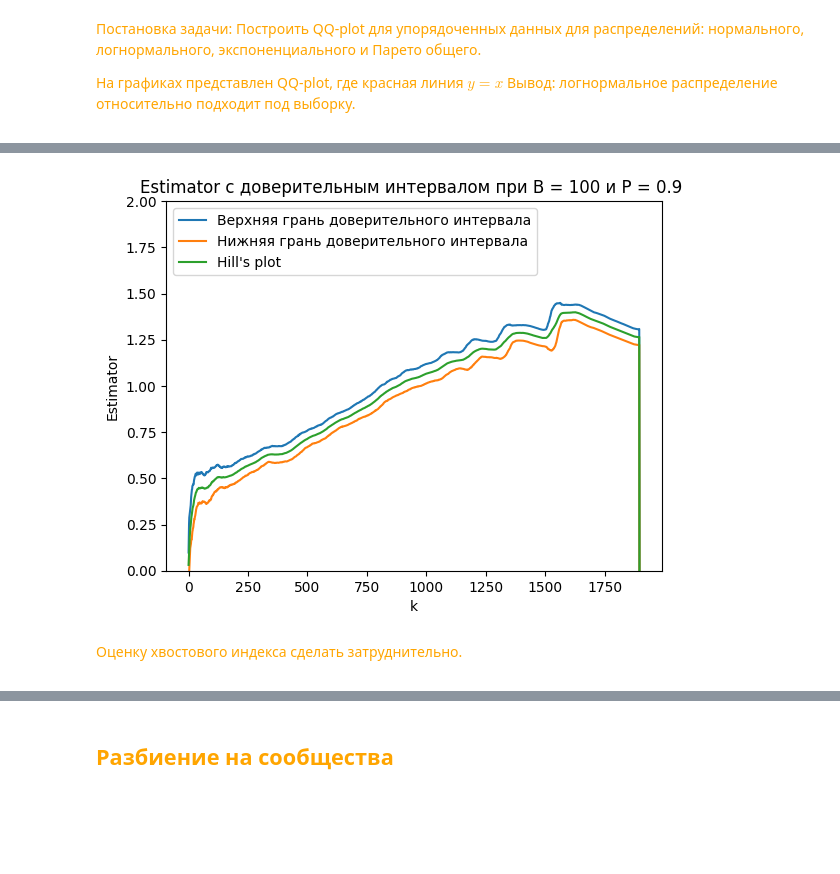
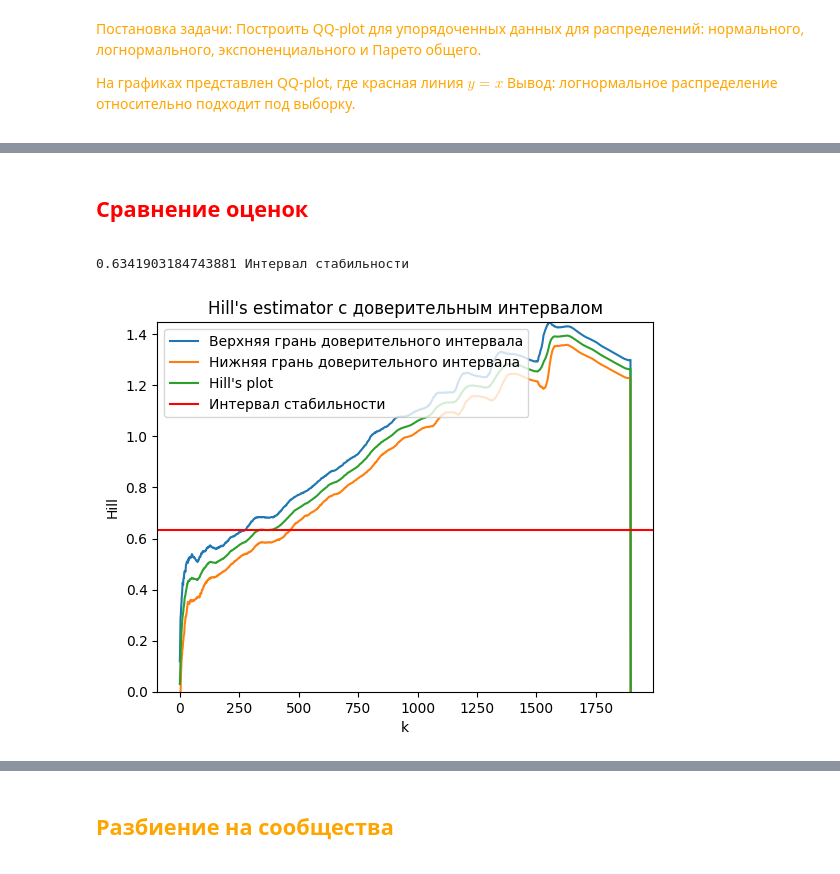
Before and after one commit to Mikhaelyes/Diploma, a Jupyter notebook: Programs/Real_graph.ipynb, the cells around one changed output, grey strips where cells are left out. Saved outputs shown, nothing was run; the diff lists cells and outputs as text; code cells hidden in the pictures; blank space fills up the shorter version.

Commit message:
confidence interval

```diff
--- a/Programs/Real_graph.ipynb
+++ b/Programs/Real_graph.ipynb
@@ -245,11 +199,41 @@ def plot_est_bs(val_mean, val_dn, val_up, label='Data'):
+# %% [markdown]
+<span style="color:red">
+
+## Сравнение оценок ##
+# %%
+def plot_est_bs(input, name='Hill'):
+    val_mean = input[0]
+    val_dn = input[1]
+    val_up = input[2]
+    legend = []
+    n = len(val_mean)
+
+    y, k_find = pm.eye_ball(val_mean)
+
+    plt.plot(val_up)
+    legend.append("Верхняя грань доверительного интервала")
+    plt.plot(val_dn)
+    legend.append("Нижняя грань доверительного интервала")
+    plt.plot(val_mean)
+    legend.append(f"{name}'s plot")
+
+    plt.axhline(y, color = 'r', linestyle = '-')
+    legend.append(f"Интервал стабильности")
+    print(f"{y} Интервал стабильности")
+
+    plt.ylim(np.min(val_dn[int(n/20):]), np.max(val_up[:int(n*0.95)]))
+
+    plt.xlabel('k') #Подпись для оси х
+    plt.ylabel(name) #Подпись для оси y
+    plt.legend(legend, loc="upper left")
+    plt.title(f"{name}'s estimator с доверительным интервалом") #Название
+
+    plt.show()
 # %%
 interval = 0.9
-val_mean, val_dn, val_up = pm.bootstrap_est(X, interval, func=pm.hill)
+output_1 = pm.bootstrap_est(X, interval, func=pm.hill)
 # %%
-plot_est_bs(val_mean, val_dn, val_up, label='Data')
+plot_est_bs(output_1, name='Hill')
 # %% [output]
+0.6341903184743881 Интервал стабильности
-[figure, old version]
+[figure, new version]
-# %% [markdown]
-<span style="color:orange">
-
-Оценку хвостового индекса сделать затруднительно.
```
Also changed, not shown: parts of 5 cells of this notebook.
